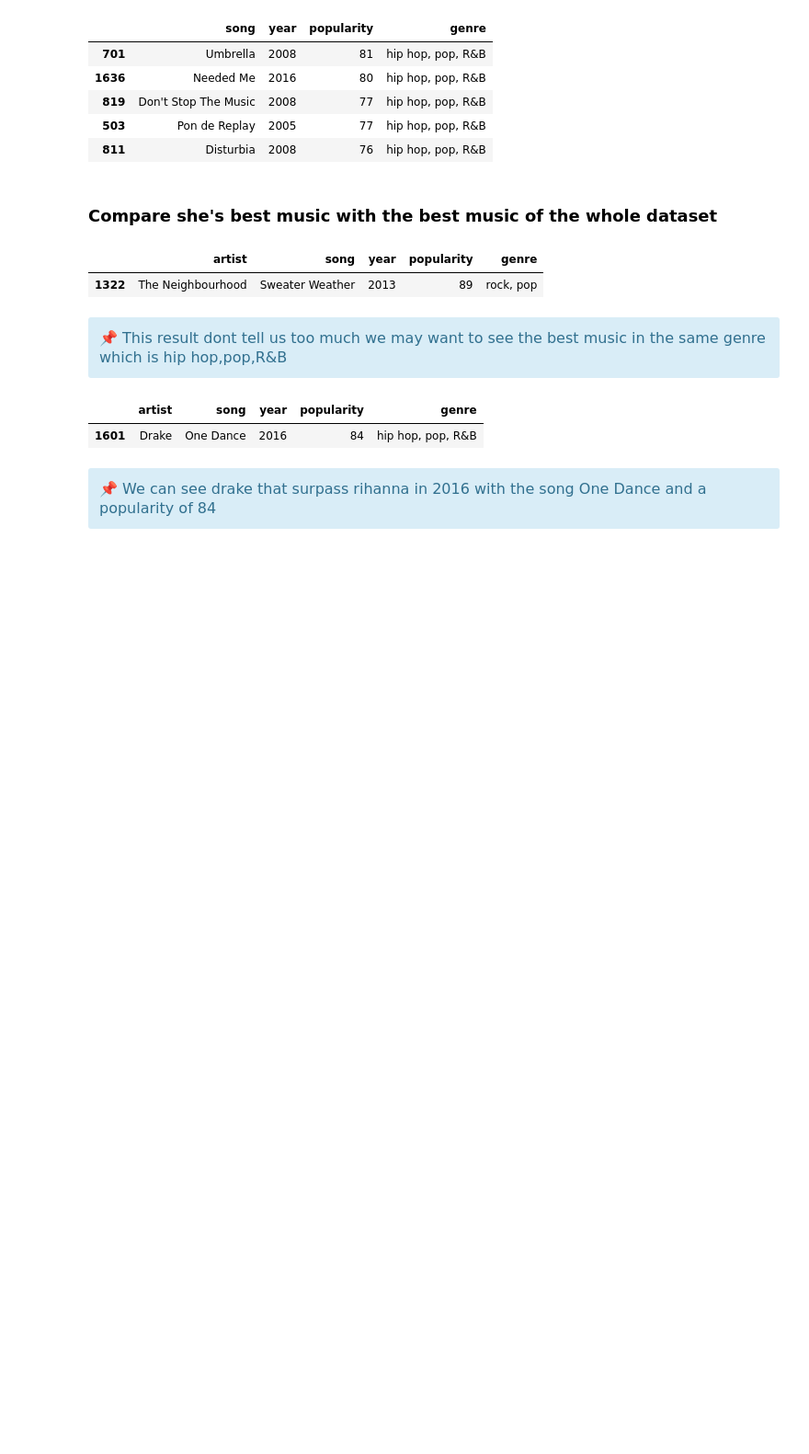
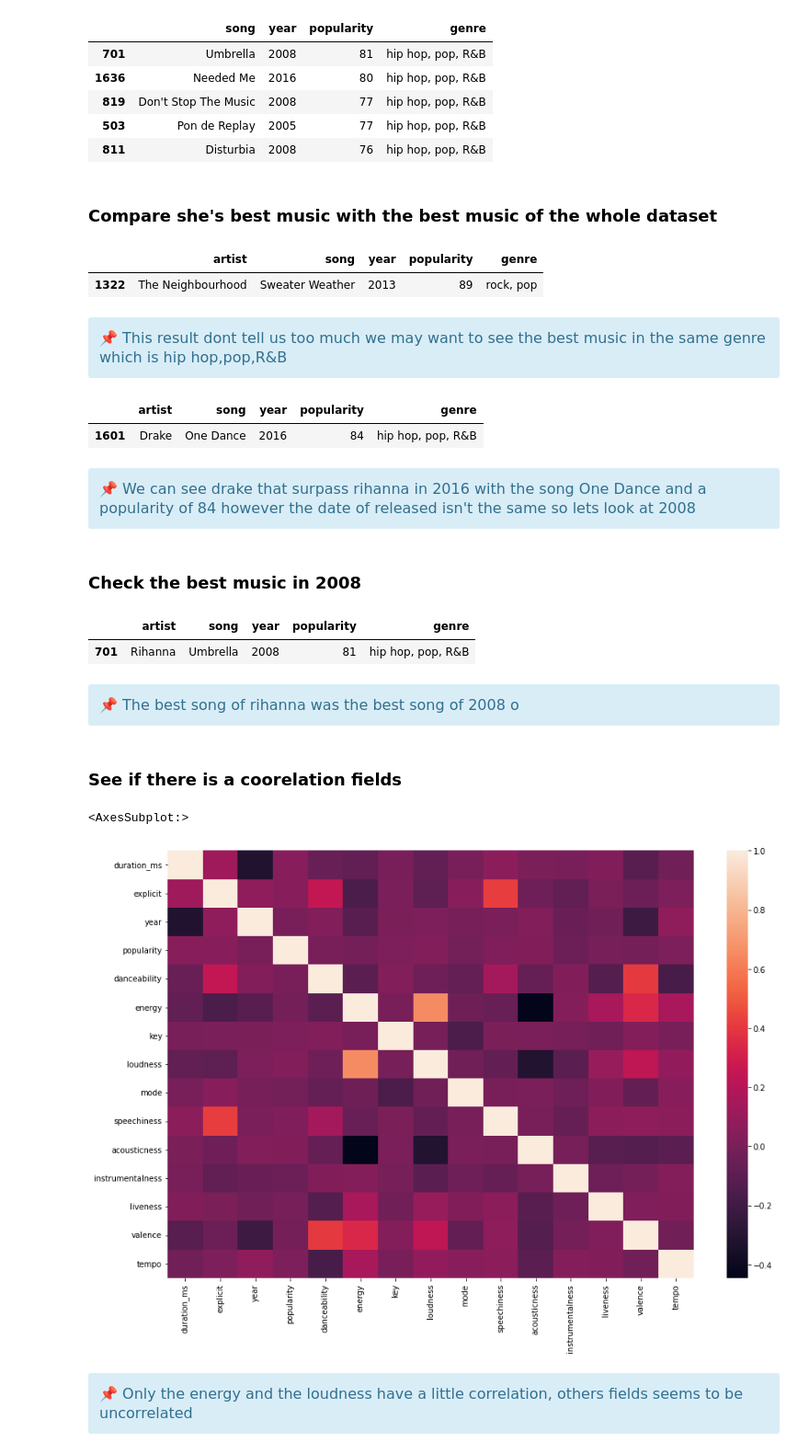
Before and after one commit to theyazilimci/KaggleProject, a Jupyter notebook: top-hits-spotify-analysis-python.ipynb, the cells around one changed output. Shown at 92% size. Cells and saved outputs as stored; diff of their text form; code cells hidden in the pictures; blank space fills up the shorter version.

```diff
--- a/top-hits-spotify-analysis-python.ipynb
+++ b/top-hits-spotify-analysis-python.ipynb
@@ -121,5 +123,29 @@ max_popularity.sort_values('popularity',ascending=False).head(1)[['artist','song
 | 1601 | Drake | One Dance | 2016 | 84 | hip hop, pop, R&B |
 # %% [markdown]
 <div class="alert alert-block alert-info" style="font-size:16px; font-family:Helvetica;">
-     📌 We can see drake that surpass rihanna in 2016 with the song One Dance and a popularity of 84
+     📌 We can see drake that surpass rihanna in 2016 with the song One Dance and a popularity of 84 however the date of released isn't the same so lets look at 2008
 </div>
+# %% [markdown]
+### Check the best music in 2008
+# %%
+max_popularity = df[(df.genre == 'hip hop, pop, R&B') & (df.year == 2008)]
+max_popularity.sort_values('popularity',ascending=False).head(1)[['artist','song','year','popularity','genre']]
+# %% [output]
+|  | artist | song | year | popularity | genre |
+| 701 | Rihanna | Umbrella | 2008 | 81 | hip hop, pop, R&B |
+# %% [markdown]
+<div class="alert alert-block alert-info" style="font-size:16px; font-family:Helvetica;">
+     📌 The best song of rihanna was the best song of 2008 o
+</div>
+# %% [markdown]
+### See if there is a coorelation fields
+# %%
+plt.figure(figsize=(15,10))
+sns.heatmap(df.corr())
+# %% [output]
+<AxesSubplot:>
+[figure, added]
+# %% [markdown]
+<div class="alert alert-block alert-info" style="font-size:16px; font-family:Helvetica;">
+     📌 Only the energy and the loudness have a little correlation, others fields seems to be uncorrelated
+</div>
```
Also changed, not shown: parts of 2 cells of this notebook.
